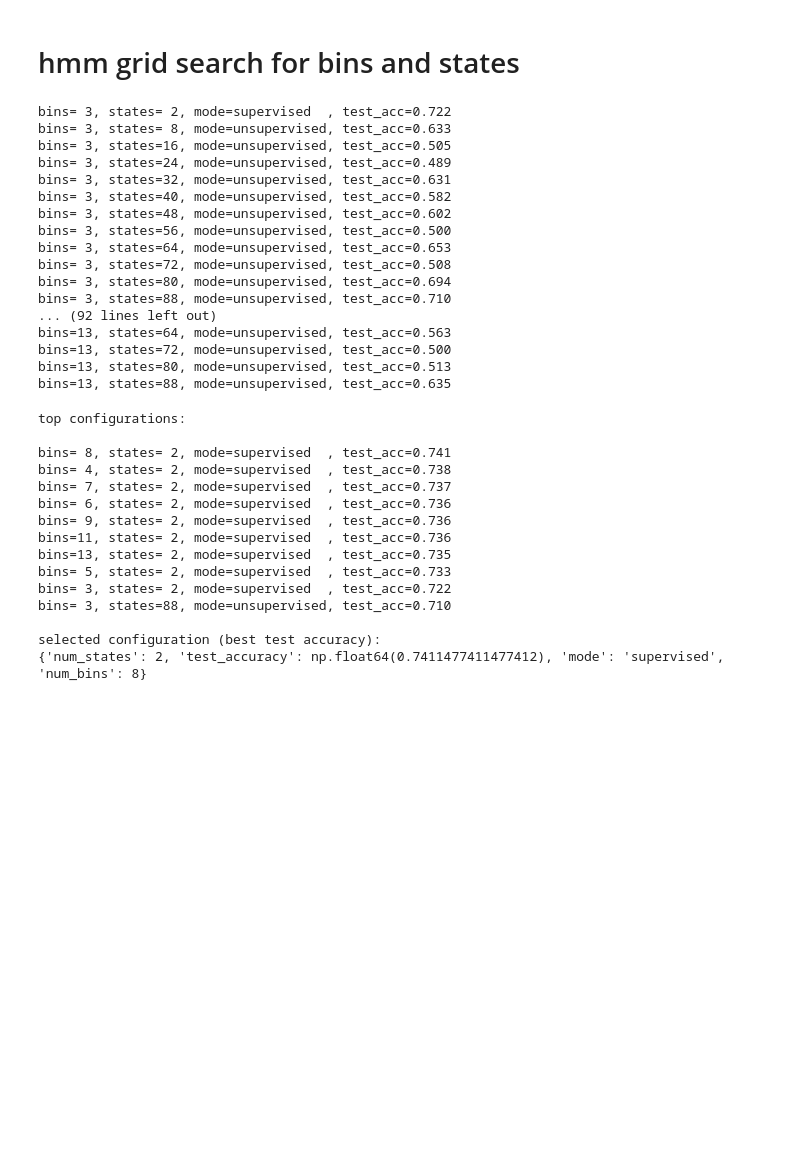
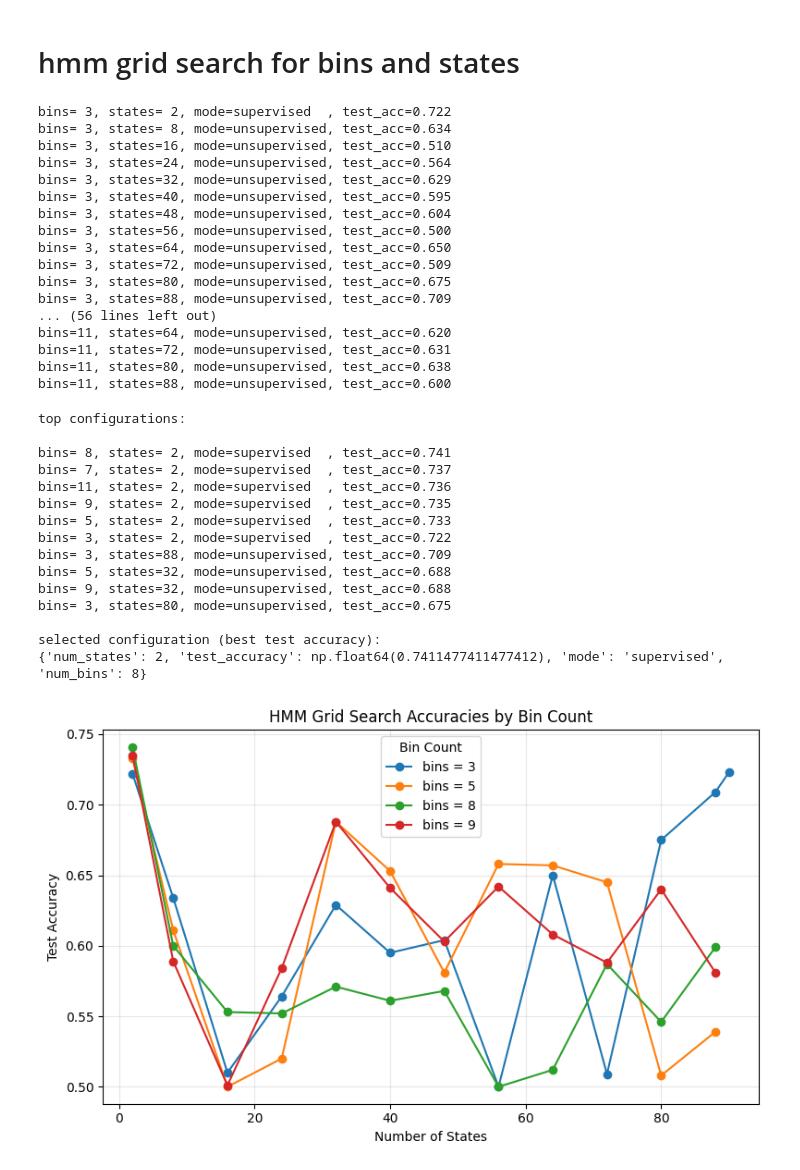
Before and after one commit to FardinHaque60/cse250a_bball_prediction_model, a Jupyter notebook: notebooks/run_hmm_grid_search.ipynb, the cells around one changed output. Cells and saved outputs as stored; diff of their text form; code cells hidden in the pictures; blank space fills up the shorter version.

```diff
--- a/notebooks/run_hmm_grid_search.ipynb
+++ b/notebooks/run_hmm_grid_search.ipynb
@@ -26,11 +26,11 @@ DATA_PATH = str(PROJECT_ROOT / "data" / "allseasons.csv")
 HOLDOUT_SEASONS = (2018, 2024)
 
 # state counts
-STATE_GRID = [2]
+STATE_GRID = [2] + list(range(8, 89, 8))
 
 
 # bin counts
-BIN_GRID = [3, 4, 5, 6, 7, 8, 9, 11, 13]
+BIN_GRID = [3, 5, 7, 8, 9, 11]
 
 UNSUPERVISED_KWARGS = {
     "smoothing": 1e-3,
@@ -131,22 +131,22 @@ for num_bins in BIN_GRID:
         )
 # %% [output]
 bins= 3, states= 2, mode=supervised  , test_acc=0.722
-bins= 3, states= 8, mode=unsupervised, test_acc=0.633
-bins= 3, states=16, mode=unsupervised, test_acc=0.505
-bins= 3, states=24, mode=unsupervised, test_acc=0.489
-bins= 3, states=32, mode=unsupervised, test_acc=0.631
-bins= 3, states=40, mode=unsupervised, test_acc=0.582
-bins= 3, states=48, mode=unsupervised, test_acc=0.602
+bins= 3, states= 8, mode=unsupervised, test_acc=0.634
+bins= 3, states=16, mode=unsupervised, test_acc=0.510
+bins= 3, states=24, mode=unsupervised, test_acc=0.564
+bins= 3, states=32, mode=unsupervised, test_acc=0.629
+bins= 3, states=40, mode=unsupervised, test_acc=0.595
+bins= 3, states=48, mode=unsupervised, test_acc=0.604
 bins= 3, states=56, mode=unsupervised, test_acc=0.500
-bins= 3, states=64, mode=unsupervised, test_acc=0.653
-bins= 3, states=72, mode=unsupervised, test_acc=0.508
-bins= 3, states=80, mode=unsupervised, test_acc=0.694
-bins= 3, states=88, mode=unsupervised, test_acc=0.710
-... (92 lines left out)
-bins=13, states=64, mode=unsupervised, test_acc=0.563
-bins=13, states=72, mode=unsupervised, test_acc=0.500
-bins=13, states=80, mode=unsupervised, test_acc=0.513
-bins=13, states=88, mode=unsupervised, test_acc=0.635
+bins= 3, states=64, mode=unsupervised, test_acc=0.650
+bins= 3, states=72, mode=unsupervised, test_acc=0.509
+bins= 3, states=80, mode=unsupervised, test_acc=0.675
+bins= 3, states=88, mode=unsupervised, test_acc=0.709
+... (56 lines left out)
+bins=11, states=64, mode=unsupervised, test_acc=0.620
+bins=11, states=72, mode=unsupervised, test_acc=0.631
+bins=11, states=80, mode=unsupervised, test_acc=0.638
+bins=11, states=88, mode=unsupervised, test_acc=0.600
 # %%
 if not results:
     raise RuntimeError("grid search produced no results")
@@ -169,15 +169,46 @@ print(best)
 top configurations:
 
 bins= 8, states= 2, mode=supervised  , test_acc=0.741
-bins= 4, states= 2, mode=supervised  , test_acc=0.738
 bins= 7, states= 2, mode=supervised  , test_acc=0.737
-bins= 6, states= 2, mode=supervised  , test_acc=0.736
-bins= 9, states= 2, mode=supervised  , test_acc=0.736
 bins=11, states= 2, mode=supervised  , test_acc=0.736
-bins=13, states= 2, mode=supervised  , test_acc=0.735
+bins= 9, states= 2, mode=supervised  , test_acc=0.735
 bins= 5, states= 2, mode=supervised  , test_acc=0.733
 bins= 3, states= 2, mode=supervised  , test_acc=0.722
-bins= 3, states=88, mode=unsupervised, test_acc=0.710
+bins= 3, states=88, mode=unsupervised, test_acc=0.709
+bins= 5, states=32, mode=unsupervised, test_acc=0.688
+bins= 9, states=32, mode=unsupervised, test_acc=0.688
+bins= 3, states=80, mode=unsupervised, test_acc=0.675
 
 selected configuration (best test accuracy):
 {'num_states': 2, 'test_accuracy': np.float64(0.7411477411477412), 'mode': 'supervised', 'num_bins': 8}
+# %%
+import pandas as pd
+import matplotlib.pyplot as plt
+
+# build dataframe from grid search results
+results_df = pd.DataFrame(results)
+
+# sort values to ensure lines are drawn in order of num_states
+results_df = results_df.sort_values(["num_bins", "num_states"])
+
+plt.figure(figsize=(8, 5))
+
+for num_bins, group in results_df.groupby("num_bins"):
+    if num_bins in [7, 11]:
+        continue
+    plt.plot(
+        group["num_states"],
+        group["test_accuracy"],
+        marker="o",
+        label=f"bins = {num_bins}",
+    )
+
+plt.xlabel("Number of States")
+plt.ylabel("Test Accuracy")
+plt.title("HMM Grid Search Accuracies by Bin Count")
+plt.legend(title="Bin Count")
+plt.grid(True, alpha=0.3)
+plt.tight_layout()
+plt.show()
+# %% [output]
+[figure, added]
```
Also changed, not shown: 2 other files.
